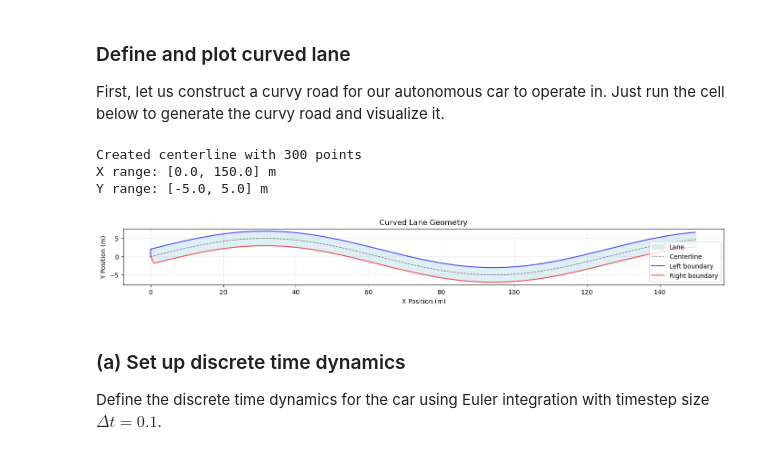
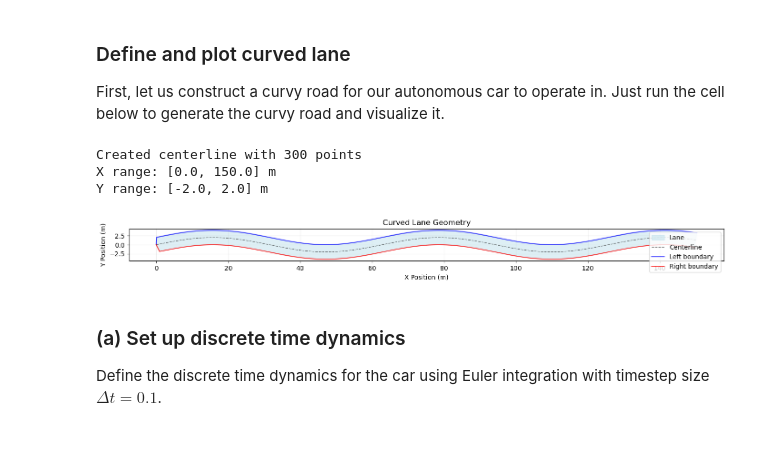
Before and after one commit to jimmyfowler/lmc-exercises, a Jupyter notebook: exercises/hw2/07_mpc.ipynb, the cells around one changed output. Saved outputs shown, nothing was run; the diff lists cells and outputs as text; code cells hidden in the pictures.

```diff
--- a/exercises/hw2/07_mpc.ipynb
+++ b/exercises/hw2/07_mpc.ipynb
@@ -454,8 +454,8 @@ Just run the cell below to generate the curvy road and visualize it.
 # feel free to adjust these parameters to make the road wider or narrower, or make the curve more or less pronounced
 LANE_WIDTH = 2.0  # Half-width of the lane (meters)
 ROAD_LENGTH = 150.0  # Total length of the road (meters)
-ANGULAR_FREQUENCY = 0.05  # Angular frequency of the sine wave
-AMPLITUDE = 5.0  # Amplitude of the sine wave
+ANGULAR_FREQUENCY = 0.1  # Angular frequency of the sine wave
+AMPLITUDE = 2.0  # Amplitude of the sine wave
 
 # Create centerline: y = AMPLITUDE * sin(ANGULAR_FREQUENCY * x)
 n_points_centerline = 300
@@ -474,35 +474,35 @@ fig, ax = plt.subplots(figsize=(14, 6))
 
 plot_lane(ax, centerline, LANE_WIDTH, color="lightblue", alpha=0.4)
 ax.plot(
     left_boundary[:, 0],
     left_boundary[:, 1],
     "b-",
     linewidth=1.5,
     alpha=0.7,
     label="Left boundary",
 )
 ax.plot(
     right_boundary[:, 0],
     right_boundary[:, 1],
     "r-",
     linewidth=1.5,
     alpha=0.7,
     label="Right boundary",
 )
 
 ax.set_xlabel("X Position (m)")
 ax.set_ylabel("Y Position (m)")
 ax.set_title("Curved Lane Geometry")
 ax.legend()
 ax.grid(True, alpha=0.3)
 ax.set_aspect("equal")
 plt.tight_layout()
 plt.show()
 # %% [output]
 Created centerline with 300 points
 X range: [0.0, 150.0] m
-Y range: [-5.0, 5.0] m
+Y range: [-2.0, 2.0] m
-[figure, old version]
+[figure, new version]
 # %% [markdown]
 ### (a) Set up discrete time dynamics
 Define the discrete time dynamics for the car using Euler integration with timestep size $\Delta t = 0.1$.
```
Also changed, not shown: parts of 9 cells of this notebook.
